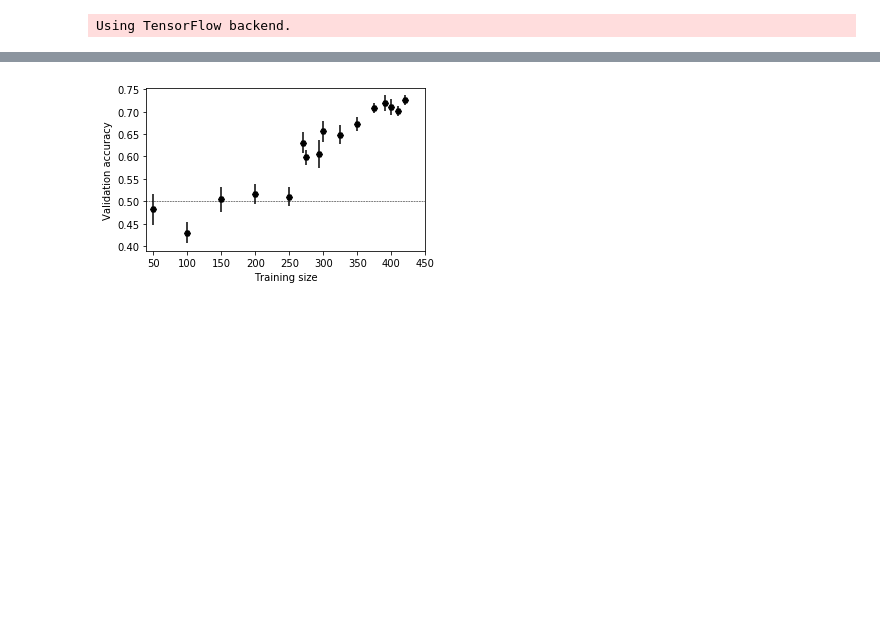
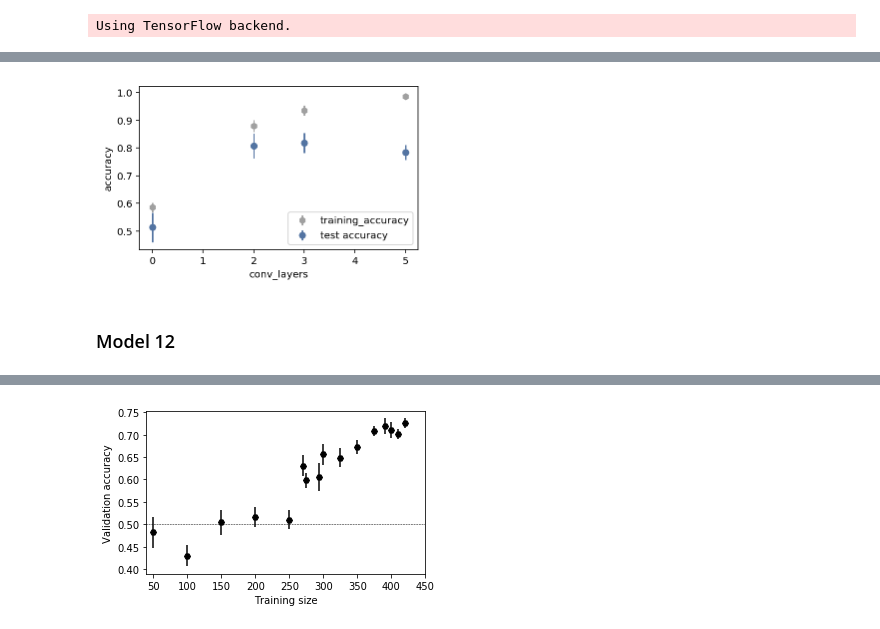
Before and after one commit to AndreaAmico/DeepMouse, a Jupyter notebook: live_history.ipynb, the cells around one changed output, grey strips where cells are left out. Cells and saved outputs as stored; diff of their text form; code cells hidden in the pictures; blank space fills up the shorter version.

```diff
--- a/live_history.ipynb
+++ b/live_history.ipynb
@@ -96,0 +54,6 @@ Use tf.cast instead.
+# %%
+fig, ax = plot_scan_variable(df_13, 'conv_layers', start=200, stop=249)
+# %% [output]
+[figure, added]
+# %% [markdown]
+### Model 12
```
Also changed, not shown: parts of 23 cells of this notebook, 5 other files.
